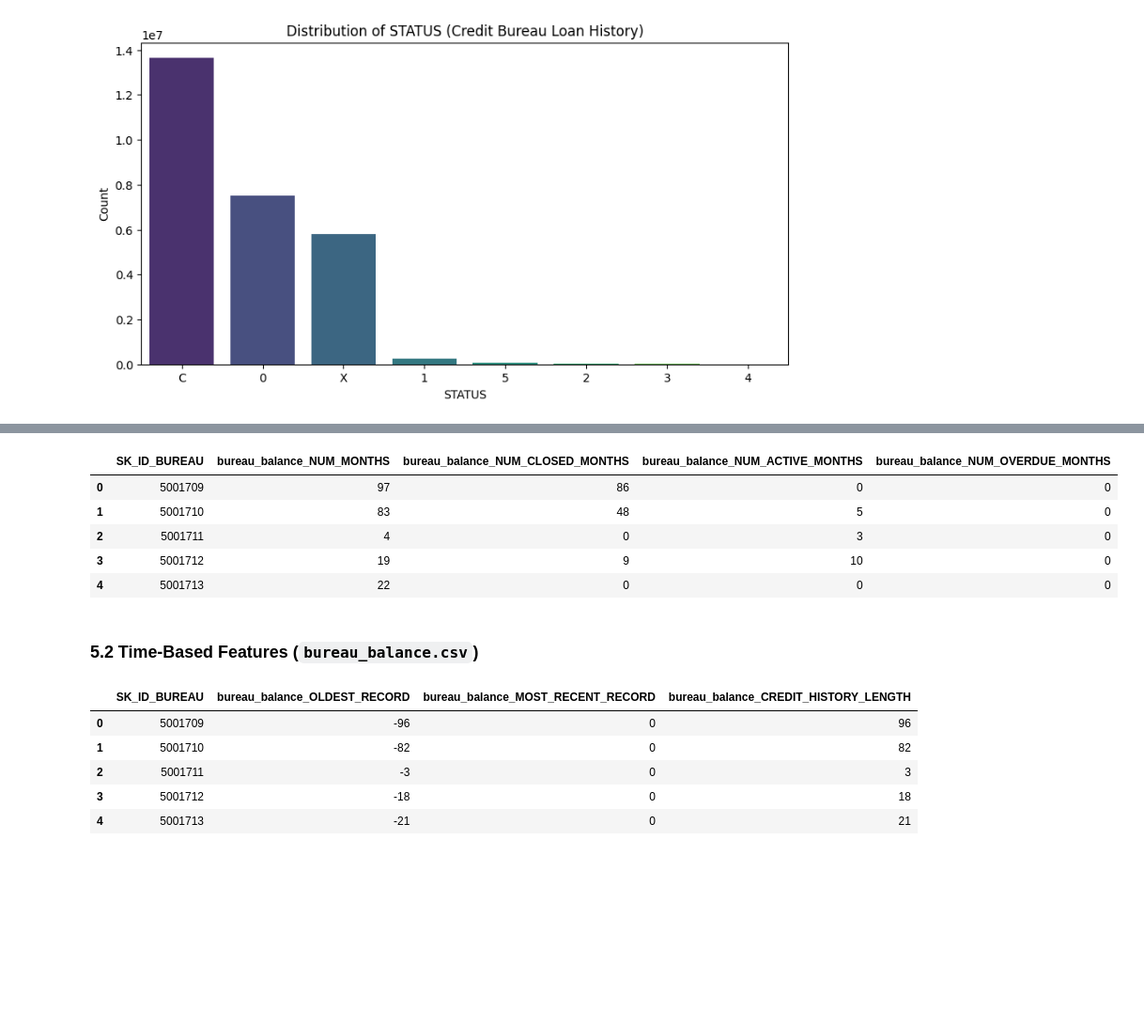
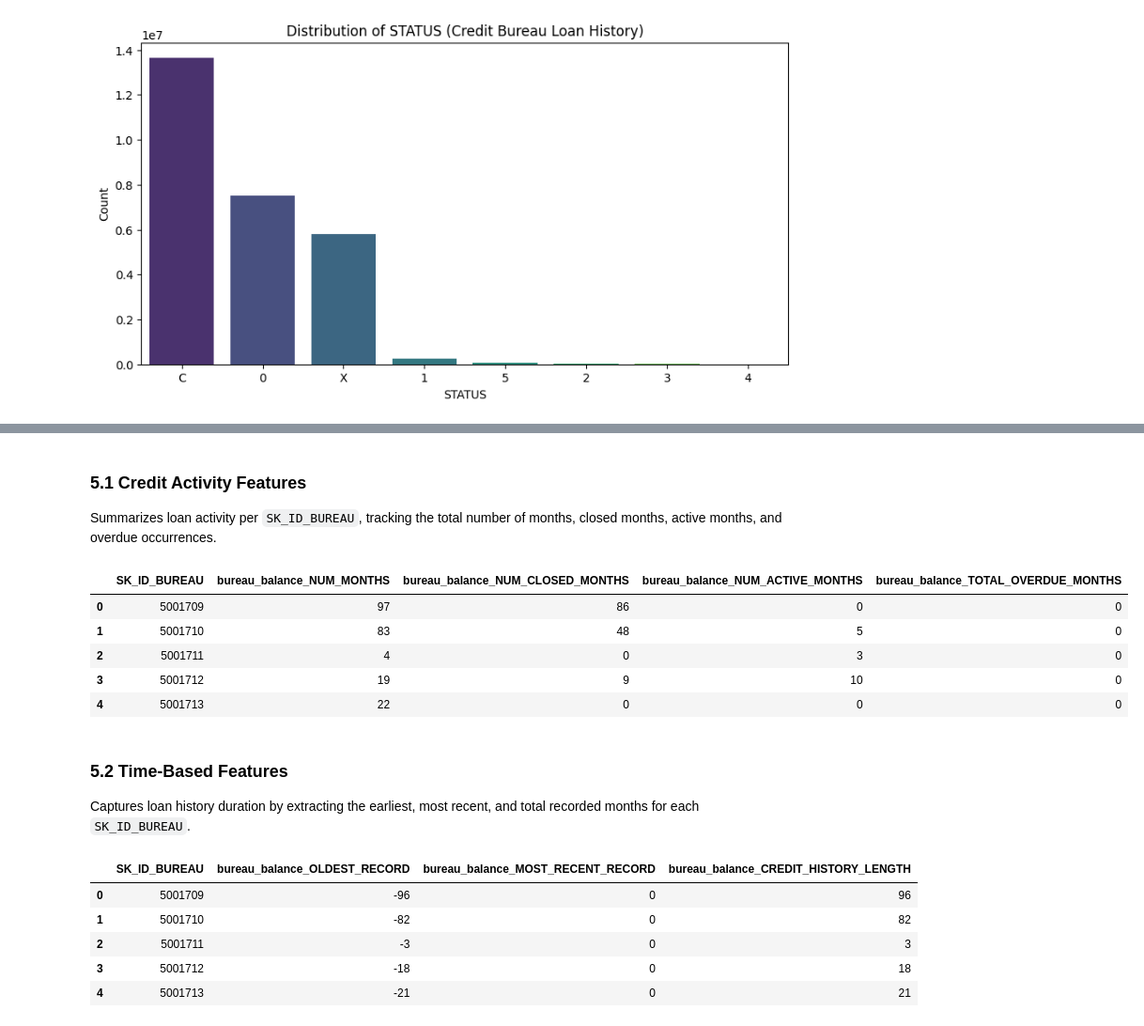
Before and after one commit to ognjenmedic/home-credit-ml-project, a Jupyter notebook: notebooks/04_home_credit_bureau_balance.ipynb, the cells around one changed output, grey strips where cells are left out. Shown: that part at 94% size. Cells and saved outputs as stored; diff of their text form; code cells hidden in the pictures; blank space fills up the shorter version.

```diff
--- a/notebooks/bureau_balance.ipynb
+++ b/notebooks/04_home_credit_bureau_balance.ipynb
@@ -210,0 +334,6 @@ Number of duplicate rows: 0
+# %%
+# Display all columns and their data types
+pd.set_option('display.max_rows', None)
+print("✅ Updated Data Types for df_bureau_balance:")
+print(df_bureau_balance.dtypes)
+pd.reset_option('display.max_rows')
@@ -319,23 +499,27 @@ plt.show()
+# %% [markdown]
+### 5.1 Credit Activity Features
+Summarizes loan activity per `SK_ID_BUREAU`, tracking the total number of months, closed months, active months, and overdue occurrences.
 # %%
 # Group by SK_ID_BUREAU and calculate credit activity features
 bureau_balance_credit_activity = df_bureau_balance.groupby("SK_ID_BUREAU").agg(
     bureau_balance_NUM_MONTHS=("MONTHS_BALANCE", "count"),  # Total active months per loan
     bureau_balance_NUM_CLOSED_MONTHS=("STATUS", lambda x: (x == "C").sum()),  # Count closed loan months
     bureau_balance_NUM_ACTIVE_MONTHS=("STATUS", lambda x: (x == "0").sum()),  # Count active (non-overdue) months
-    bureau_balance_NUM_OVERDUE_MONTHS=("STATUS", lambda x: x.isin(["1", "2", "3", "4", "5"]).sum()),  # Overdue counts
+    bureau_balance_TOTAL_OVERDUE_MONTHS=("STATUS", lambda x: x.isin(["1", "2", "3", "4", "5"]).sum())  # Overdue counts across all loans
 ).reset_index()
 
 # Preview the new features before merging
 display(bureau_balance_credit_activity.head())
 # %% [output]
-|  | SK_ID_BUREAU | bureau_balance_NUM_MONTHS | bureau_balance_NUM_CLOSED_MONTHS | bureau_balance_NUM_ACTIVE_MONTHS | bureau_balance_NUM_OVERDUE_MONTHS |
+|  | SK_ID_BUREAU | bureau_balance_NUM_MONTHS | bureau_balance_NUM_CLOSED_MONTHS | bureau_balance_NUM_ACTIVE_MONTHS | bureau_balance_TOTAL_OVERDUE_MONTHS |
 | 0 | 5001709 | 97 | 86 | 0 | 0 |
 | 1 | 5001710 | 83 | 48 | 5 | 0 |
 | 2 | 5001711 | 4 | 0 | 3 | 0 |
 | 3 | 5001712 | 19 | 9 | 10 | 0 |
 | 4 | 5001713 | 22 | 0 | 0 | 0 |
-# %% [markdown]
-### 5.2 Time-Based Features (`bureau_balance.csv`)
+# %% [markdown]
+### 5.2 Time-Based Features
+Captures loan history duration by extracting the earliest, most recent, and total recorded months for each `SK_ID_BUREAU`.
 # %%
 # Group by SK_ID_BUREAU and calculate time-related statistics
 bureau_balance_time_features = df_bureau_balance.groupby("SK_ID_BUREAU").agg(
```
Also changed, not shown: parts of 109 cells of this notebook, 15 other files.
